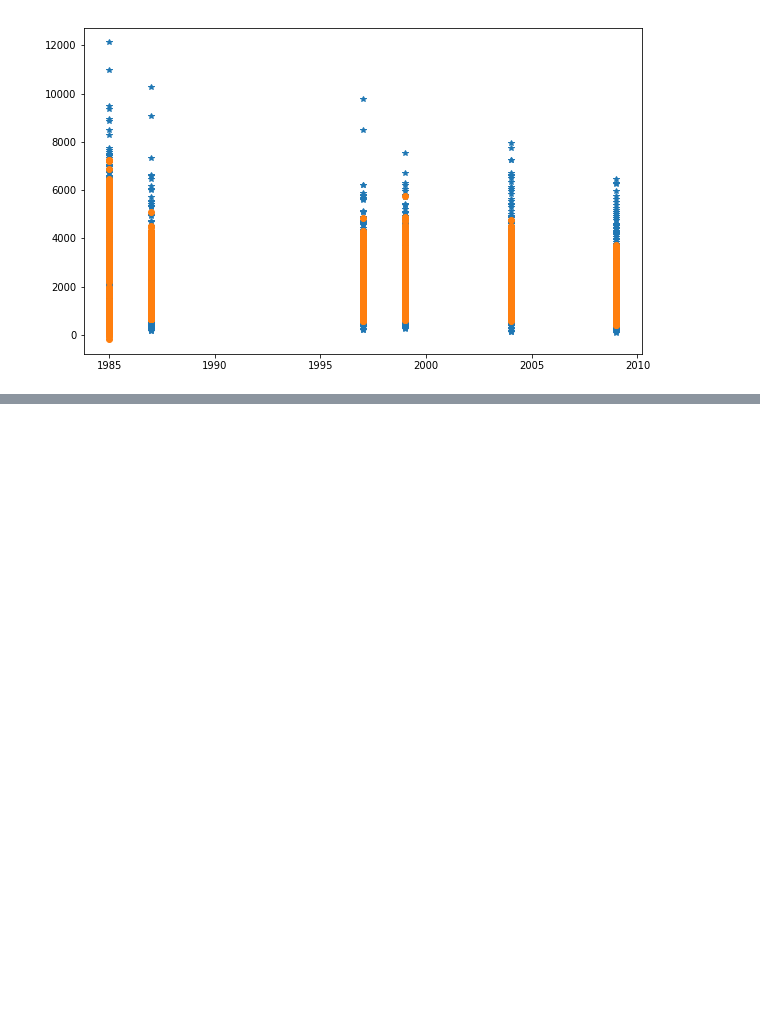
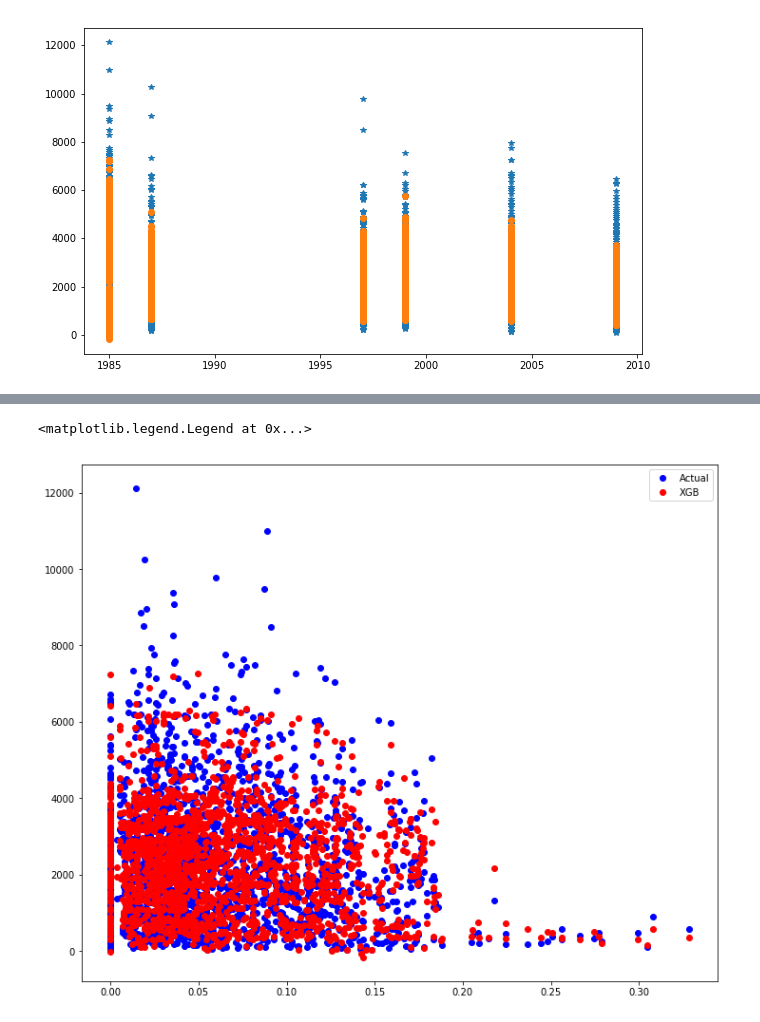
Before and after one commit to rahgoki/Big_Mart, a Jupyter notebook: Big_Mart_Pred.ipynb, the cells around one changed output, grey strips where cells are left out. Drawn from its saved outputs; the diff is of its cells as text; code cells hidden in the pictures; blank space fills up the shorter version.

```diff
--- a/Big_Mart_Pred.ipynb
+++ b/Big_Mart_Pred.ipynb
@@ -244,0 +245,8 @@ plt.legend()
+# %%
+plt.figure(figsize=(12,10))
+plt.plot(x_test['Item_Visibility'], y_test, 'o', color='b', label='Actual')
+plt.plot(x_test['Item_Visibility'], y_xgb, 'o', color='r', label='XGB')
+plt.legend()
+# %% [output]
+<matplotlib.legend.Legend at 0x...>
+[figure, added]
```
Also changed, not shown: parts of 1 cell of this notebook, 1 other file.
